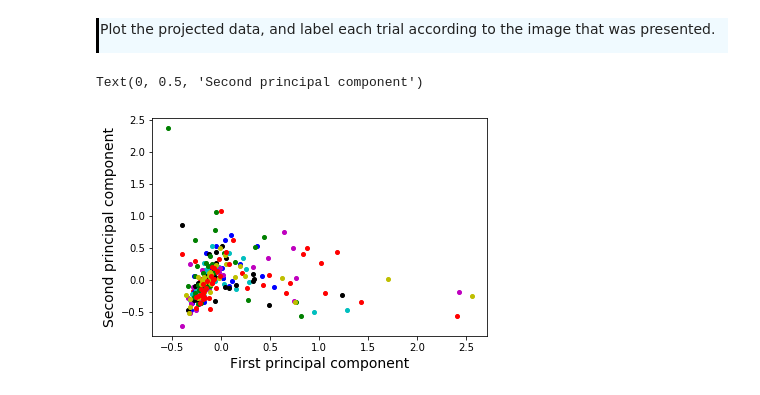
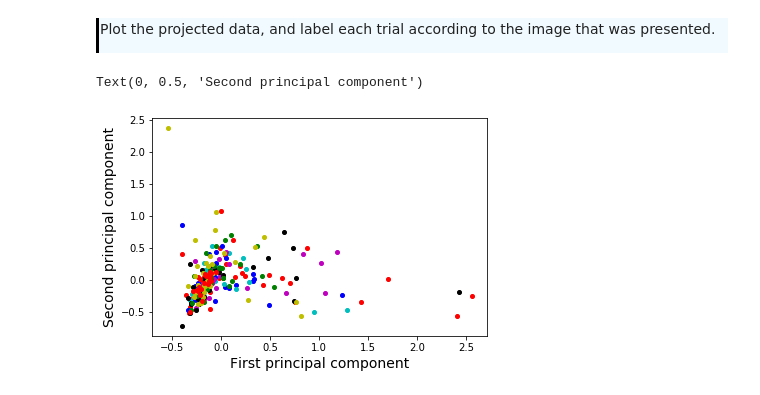
Before and after one commit to AllenInstitute/SWDB_2019, a Jupyter notebook: DynamicBrain/Tutorials/T02_Principal_component_analysis.ipynb, the cells around one changed output. Cells and saved outputs as stored; diff of their text form; code cells hidden in the pictures.

Commit message:
fixed a plotting error

```diff
--- a/DynamicBrain/Tutorials/T02_Principal_component_analysis.ipynb
+++ b/DynamicBrain/Tutorials/T02_Principal_component_analysis.ipynb
@@ -375,18 +375,14 @@ This suggests that there are a small number of cells that are more informative t
 <p>
 Plot the projected data, and label each trial according to the image that was presented.
 # %%
-images = tr.change_image_name.unique()
 colors=['r','b','c','m','k','g','y','r']
-count=0
-for a in images:
-    inds = tr[tr.change_image_name==a].index.unique(level='trial_id')
-    for index in inds:
-        response_index  = np.where(trial_list[:,0] == index)[0]
-        plt.plot(response_reduced[response_index,0], response_reduced[response_index,1], '.', color=colors[count],markersize=8)
-
-    count+=1
+trial_list = tr.change_image_name.unstack().values[:,:].T[:,0]
+images = np.unique(images)
+for count, a in enumerate(images):
+    inds = trial_list == a
+    plt.plot(response_reduced[inds,0],response_reduced[inds,1],'.',color=colors[count],markersize=8)
 plt.xlabel("First principal component", fontsize=14)
 plt.ylabel("Second principal component", fontsize=14)
 # %% [output]
 Text(0, 0.5, 'Second principal component')
-[figure, old version]
+[figure, new version]
```
Also changed, not shown: parts of 3 cells of this notebook.
